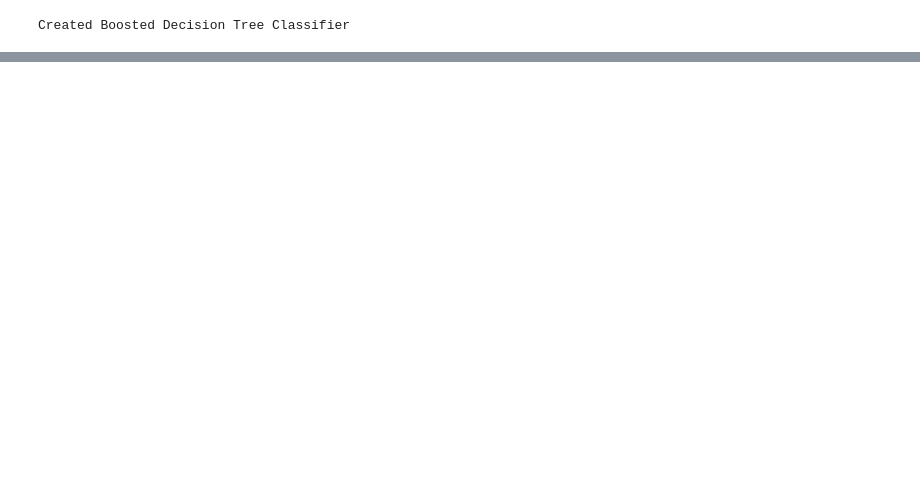
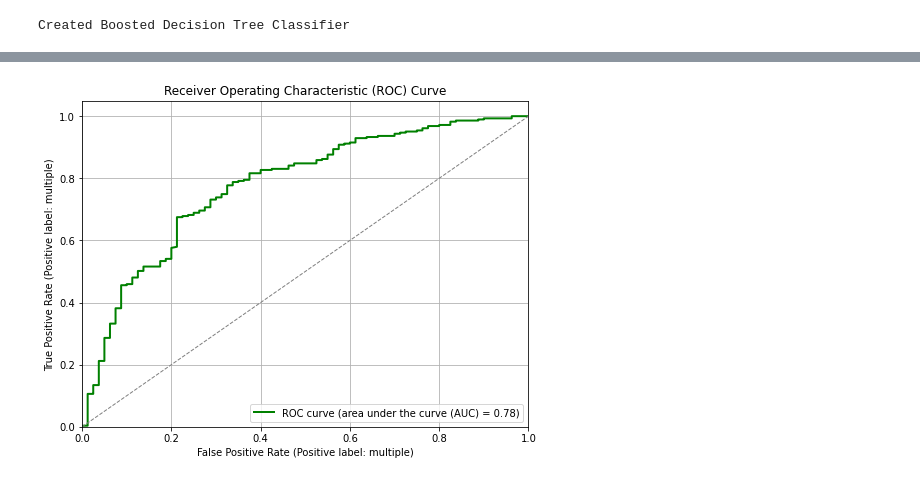
Before and after one commit to marioalpizarv/portfolio, a Jupyter notebook: MultipleRecoilsBoostedDTClassifier_CrossValidation_Same.ipynb, the cells around one changed output, grey strips where cells are left out. Saved outputs shown, nothing was run; the diff lists cells and outputs as text; code cells hidden in the pictures; blank space fills up the shorter version.

```diff
--- a/MultipleRecoilsBoostedDTClassifier_CrossValidation_Same.ipynb
+++ b/MultipleRecoilsBoostedDTClassifier_CrossValidation_Same.ipynb
@@ -278,0 +286,22 @@ Total Importance: 1.0
+# %%
+# Get predicted probabilities for the positive class (1) on the test set
+y_prob = boosted_tree.predict_proba(X_test)[:, 1]
+
+# Compute the ROC curve
+fpr, tpr, thresholds = roc_curve(y_test, y_prob)
+roc_auc = auc(fpr, tpr)
+
+# Plot the ROC curve
+plt.figure(figsize=(8, 6))
+plt.plot(fpr, tpr, color='g', lw=2, label='ROC curve (area under the curve (AUC) = {:.2f})'.format(roc_auc))
+plt.plot([0, 1], [0, 1], color='gray', lw=1, linestyle='--')
+plt.xlim([0.0, 1.0])
+plt.ylim([0.0, 1.05])
+plt.xlabel('False Positive Rate (Positive label: multiple)')
+plt.ylabel('True Positive Rate (Positive label: multiple)')
+plt.title('Receiver Operating Characteristic (ROC) Curve')
+plt.legend(loc='lower right')
+plt.grid(True)
+plt.show()
+# %% [output]
+[figure, added]
```
Also changed, not shown: parts of 18 cells of this notebook.
